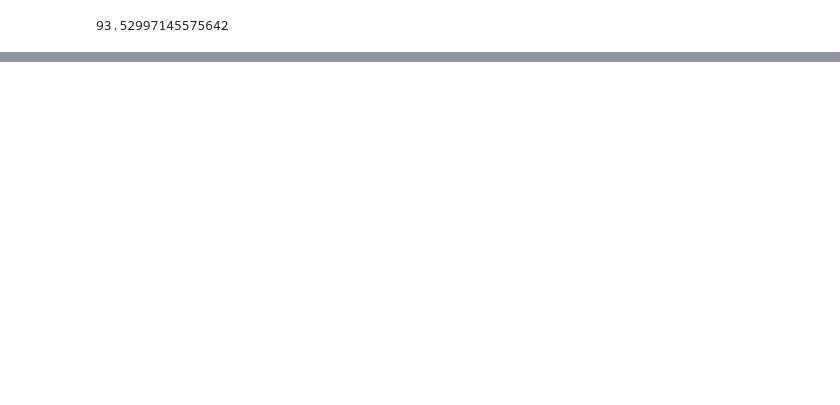
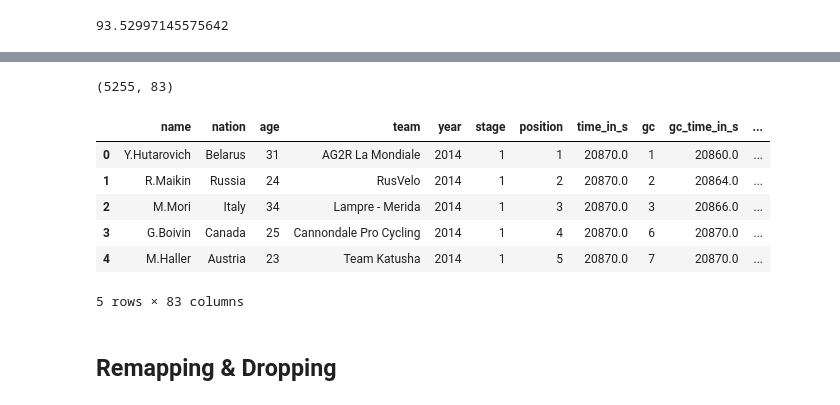
Before and after one commit to norbertstrzelecki/tour_de_pologne_top10, a Jupyter notebook: tdp_3_3_data_modeling.ipynb, the cells around one changed output, grey strips where cells are left out. Drawn from its saved outputs; the diff is of its cells as text; code cells hidden in the pictures; blank space fills up the shorter version.

```diff
--- a/tdp_3_3_data_modeling.ipynb
+++ b/tdp_3_3_data_modeling.ipynb
@@ -25,0 +24,3 @@ stage_class = pd.read_csv('preprocessed/pre_stages_summary.csv', index_col=False
+# %%
+# Fixing 'date' type column
+biker_class['date'] = pd.to_datetime(biker_class['date'])
@@ -32,0 +34,3 @@ stage_class = pd.read_csv('preprocessed/pre_stages_summary.csv', index_col=False
+# %%
+# Poping out label column
+y = biker_class.pop('y_label')
@@ -32,0 +75,14 @@ stage_class = pd.read_csv('preprocessed/pre_stages_summary.csv', index_col=False
+# %%
+print(biker_class.shape)
+biker_class.head()
+# %% [output]
+(5255, 83)
+|  | name | nation | age | team | year | stage | position | time_in_s | gc | gc_time_in_s | ... |
+| 0 | Y.Hutarovich | Belarus | 31 | AG2R La Mondiale | 2014 | 1 | 1 | 20870.0 | 1 | 20860.0 | ... |
+| 1 | R.Maikin | Russia | 24 | RusVelo | 2014 | 1 | 2 | 20870.0 | 2 | 20864.0 | ... |
+| 2 | M.Mori | Italy | 34 | Lampre - Merida | 2014 | 1 | 3 | 20870.0 | 3 | 20866.0 | ... |
+| 3 | G.Boivin | Canada | 25 | Cannondale Pro Cycling | 2014 | 1 | 4 | 20870.0 | 6 | 20870.0 | ... |
+| 4 | M.Haller | Austria | 23 | Team Katusha | 2014 | 1 | 5 | 20870.0 | 7 | 20870.0 | ... |
+5 rows × 83 columns
+# %% [markdown]
+## Remapping & Dropping
```
Also changed, not shown: parts of 51 cells of this notebook.
